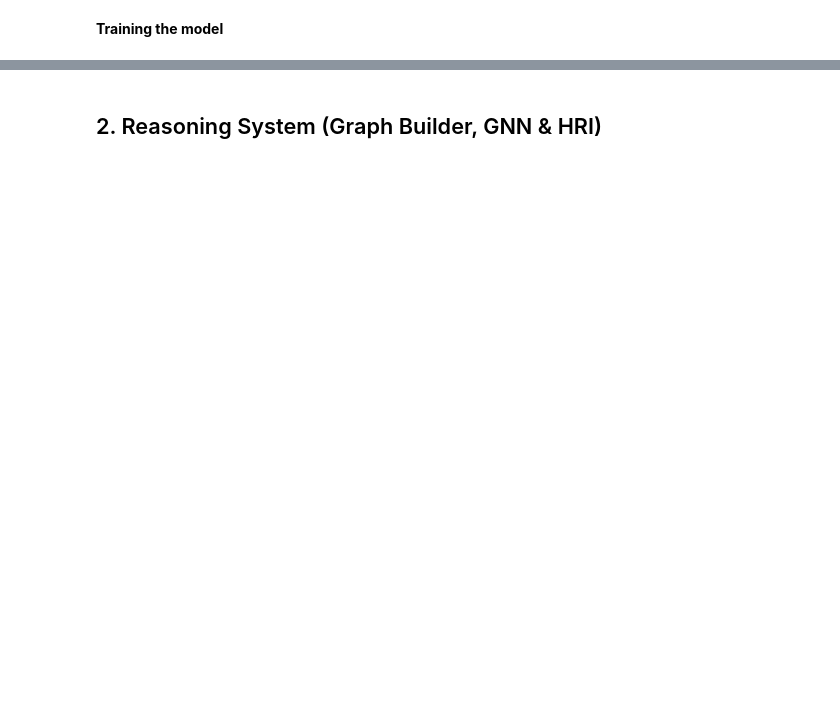
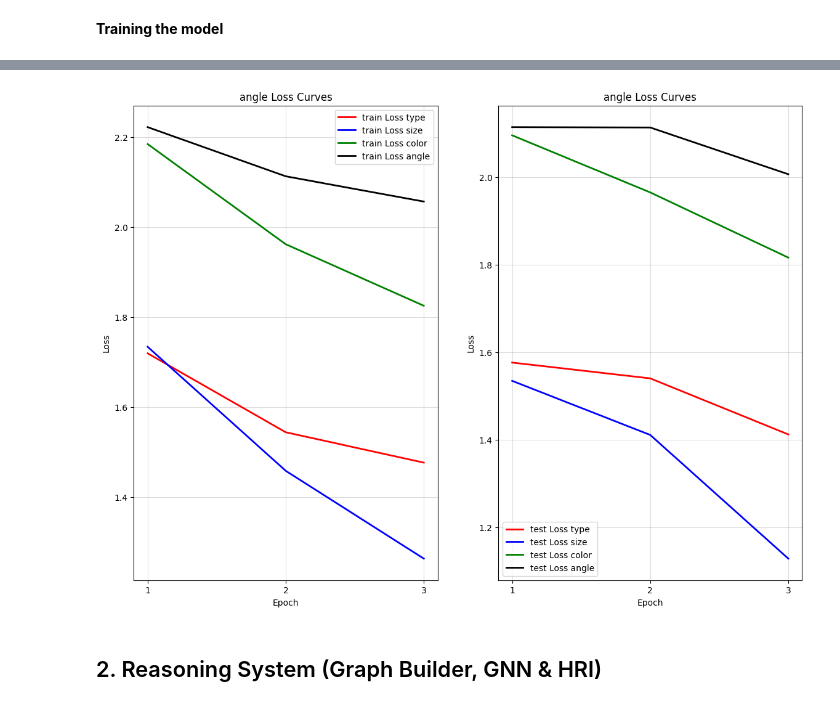
Before and after one commit to DhiaEddineSaidi/HRI-GNN, a Jupyter notebook: notebooks/modeling_and_training.ipynb, the cells around one changed output, grey strips where cells are left out. Cells and saved outputs as stored; diff of their text form; code cells hidden in the pictures; blank space fills up the shorter version.

```diff
--- a/notebooks/modeling_and_training.ipynb
+++ b/notebooks/modeling_and_training.ipynb
@@ -114,2 +277,19 @@ No device was specified, CompositeMetric is setting device to: cuda
+# %%
+# plot all attributes train and loss curves
+split=['train', 'test']
+colors = ['red', 'blue', 'green', 'black']
+
+fig, axes = plt.subplots(nrows=1, ncols=2,figsize=(14,10))
+for ax, split in zip(axes.flat, split):
+    for attribute, color in zip(ENTITY_ATTRIBUTES.keys(),colors):
+        ax.plot(epochs, history[f'{split}_loss_{attribute}'],color=color,linewidth=2, label=f'{split} Loss {attribute}')
+        ax.set_title(f'{attribute} Loss Curves')
+        ax.set_xlabel('Epoch')
+        ax.set_ylabel('Loss')
+        ax.set_xticks(epochs)
+        ax.legend()
+        ax.grid(True, alpha=0.2, color='#555')
+# %% [output]
+[figure, added]
 # %% [markdown]
 ## 2. Reasoning System (Graph Builder, GNN & HRI)
```
Also changed, not shown: parts of 11 cells of this notebook, 4 other files.
